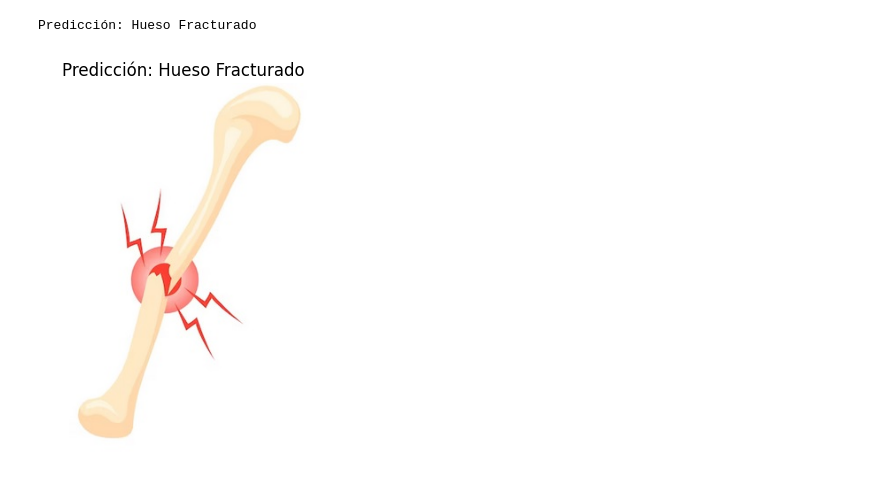
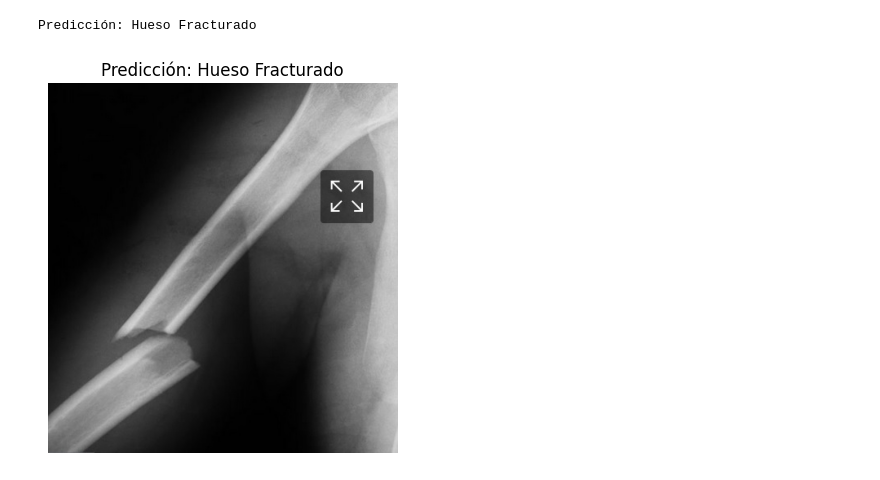
Before and after one commit to facu-corvalan/Clasificacion-de-fracturas-oseas-a-partir-de-radiografias, a Jupyter notebook: notebook/Challenger_Clasificador_de_huesos.ipynb, the cells around one changed output. Drawn from its saved outputs; the diff is of its cells as text; code cells hidden in the pictures.

```diff
--- a/notebook/Challenger_Clasificador_de_huesos.ipynb
+++ b/notebook/Challenger_Clasificador_de_huesos.ipynb
@@ -113,5 +176,5 @@ modelo.add(tf.keras.layers.Dense(units=128, activation='relu'))
 # %%
-modelo.add(tf.keras.layers.Dense(units=10, activation='softmax'))
+modelo.add(tf.keras.layers.Dense(units=2, activation='softmax'))
 # %%
 modelo.summary()
 # %% [output]
@@ -186,10 +249,10 @@ def preprocesar_(ruta_imagen):
 
     return imagen_array
 # %%
-ruta_imagen = '/content/drive/MyDrive/DataScience/ChallengerHenry/ClasificadorHuesos/predecir/imagen_predecir6.jpg'
+ruta_imagen = '/content/drive/MyDrive/DataScience/ChallengerHenry/ClasificadorHuesos/predecir/imagen_predecir4.jpg'
 # %%
 # Preprocesar la imagen
 imagen_preprocesada = preprocesar_(ruta_imagen)
 # Realizar la predicción
-predicccion = modelo.predict(imagen_preprocesada)
+prediccion = modelo.predict(imagen_preprocesada)
 # %% [output]
@@ -205,8 +268,8 @@ Predicción: Hueso Fracturado
 # %%
 # Mostrar la imagen
 plt.imshow(image.load_img(ruta_imagen))
-plt.title("Predicción: " + ("Hueso Fracturado" if predictions[0][0] > threshold else "Hueso Sano"))
+plt.title("Predicción: " + ("Hueso Fracturado" if prediccion[0][0] > limite else "Hueso Sano"))
 plt.axis('off')
 plt.show()
 # %% [output]
-[figure, old version]
+[figure, new version]
```
Also changed, not shown: parts of 21 cells of this notebook.
